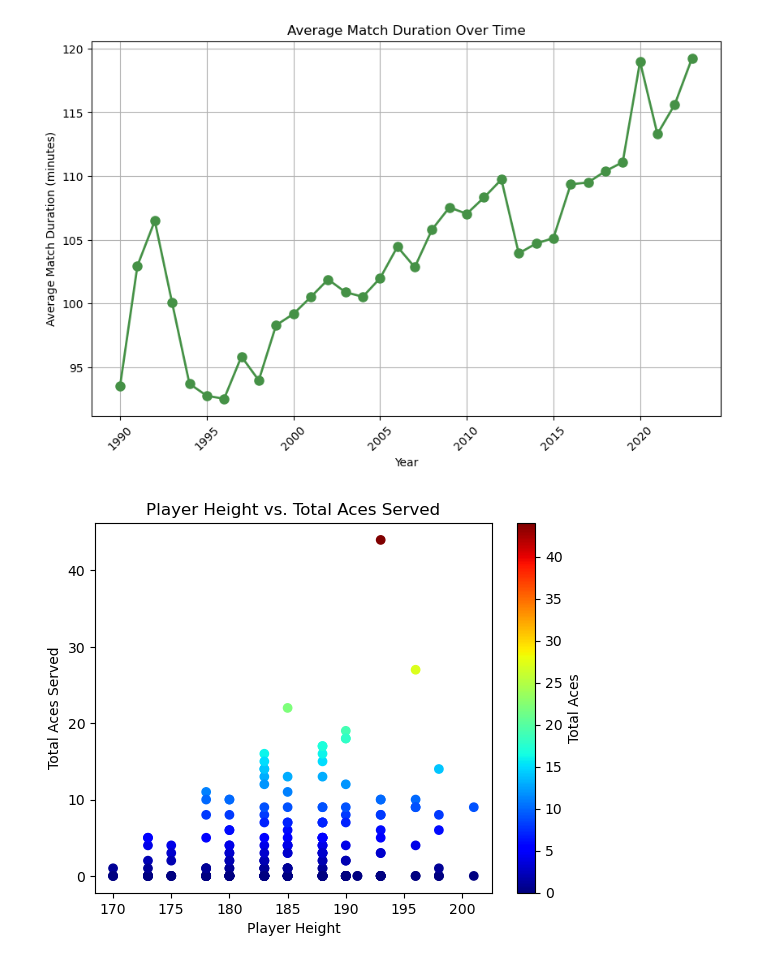
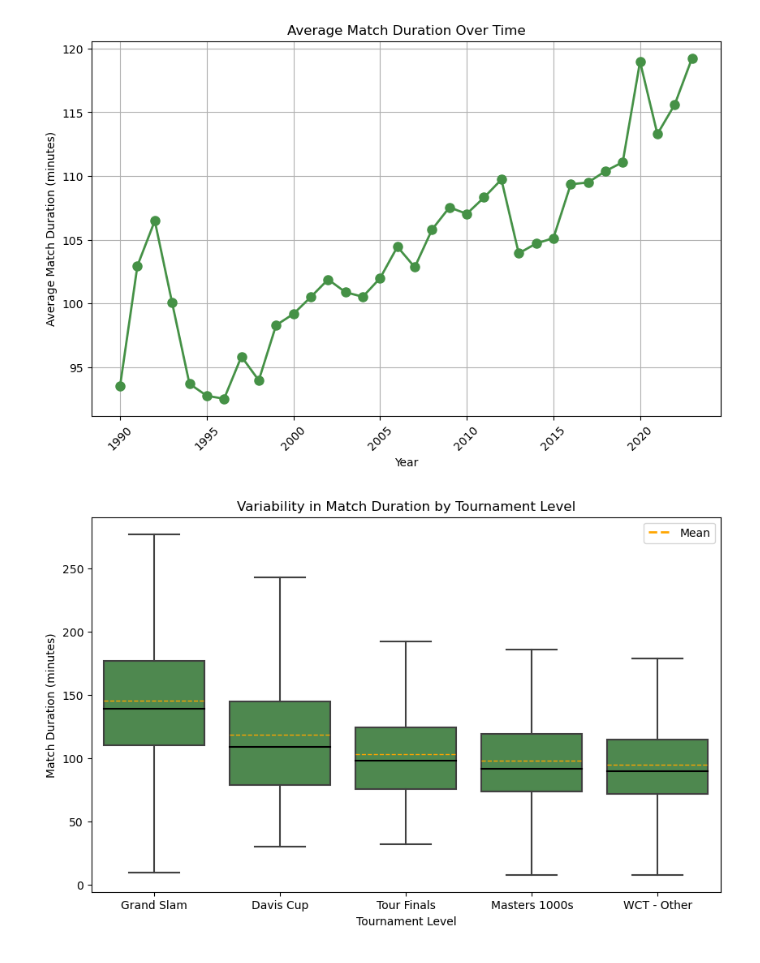
Before and after one commit to yasemitee/SciVIs, a Jupyter notebook: tournament.ipynb, the cells around one changed output. Cells and saved outputs as stored; diff of their text form; code cells hidden in the pictures.

```diff
--- a/notebook.ipynb
+++ b/tournament.ipynb
@@ -60,19 +60,18 @@ plt.xticks(rotation=45)
 plt.show()
 # %% [output]
 [figure]
-# %%
-#Altezza dei giocatori e numero di ace
-
-subset_matches = atp_matches.sample(n=150)
-winner_aces = subset_matches.groupby('winner_id')['w_ace'].sum()
-loser_aces = subset_matches.groupby('loser_id')['l_ace'].sum()
-total_aces = winner_aces.add(loser_aces, fill_value=0)
-player_data = pd.merge(atp_players[['player_id', 'height']], total_aces.rename('total_aces'), left_on='player_id', right_index=True)
-plt.scatter(player_data['height'], player_data['total_aces'], c=player_data['total_aces'], cmap=cm.jet)
-plt.xlabel('Player Height')
-plt.ylabel('Total Aces Served')
-plt.title('Player Height vs. Total Aces Served')
-plt.colorbar(label='Total Aces')
-plt.show()
-# %% [output]
-[figure, removed]
+# %%
+#Variabilità della durata dei match per livello di torneo
+import seaborn as sns
+plt.figure(figsize=(10, 6))
+ax = sns.boxplot(data=atp_matches[(atp_matches['tourney_level'] != 'C') & (atp_matches['tourney_level'] != 'S')], x='tourney_level', y='minutes', order=['G', 'D', 'F', 'M', 'A'], showfliers=False, color=colors[2], showmeans=True, meanline=True, medianprops={'color':"black"}, meanprops={'color': colors[4]})
+ax.set_xticklabels(['Grand Slam', 'Davis Cup', 'Tour Finals', 'Masters 1000s', 'WCT - Other'])
+plt.title('Variability in Match Duration by Tournament Level')
+plt.xlabel('Tournament Level')
+plt.ylabel('Match Duration (minutes)')
+
+plt.plot([], [], color=colors[4], label='Mean', linewidth=2, linestyle='dashed')
+plt.legend()
+plt.show()
+# %% [output]
+[figure, added]
```
